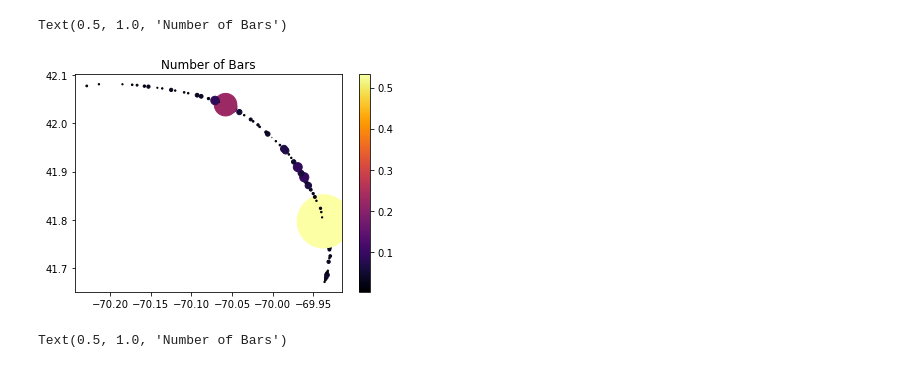
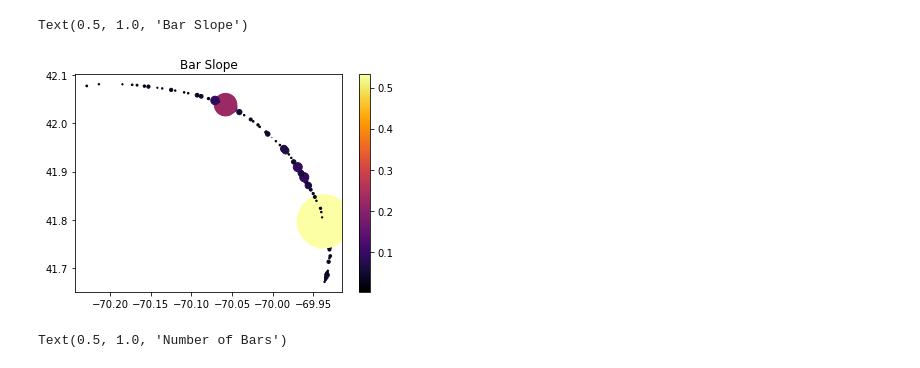
Before and after one commit to csherwood-usgs/runup, a Jupyter notebook: cc_profile_plots.ipynb, the cells around one changed output. Saved outputs shown, nothing was run; the diff lists cells and outputs as text; code cells hidden in the pictures.

```diff
--- a/cc_profile_plots.ipynb
+++ b/cc_profile_plots.ipynb
@@ -5,7 +5,7 @@ import matplotlib.pyplot as plt
 %run -i runup_funcs.py
 %run -i wave_funcs.py
 # %%
-df = pd.read_csv('D:/crs/proj/2022_runup/cape_profiles.csv', na_values = 'NaN')
+df = pd.read_csv('C:/crs/proj/2022_runup/cape_profiles.csv', na_values = 'NaN')
 #df = df.drop(df.columns[[23]], axis=1) # extra column because of final comma
 df.describe()
 # %% [output]
@@ -79,10 +58,10 @@ print(ht_slope)
 # %%
 plt.scatter(lon,lat,(100*ht_slope)**2,ht_slope,cmap='inferno')
 plt.colorbar()
-plt.title('Number of Bars')
+plt.title('Bar Slope')
 # %% [output]
-Text(0.5, 1.0, 'Number of Bars')
+Text(0.5, 1.0, 'Bar Slope')
-[figure, old version]
+[figure, new version]
 # %%
 plt.scatter(lon,lat,4*nb**2,nb,cmap='inferno')
 plt.colorbar()
```
Also changed, not shown: parts of 3 cells of this notebook, 2 other files.
